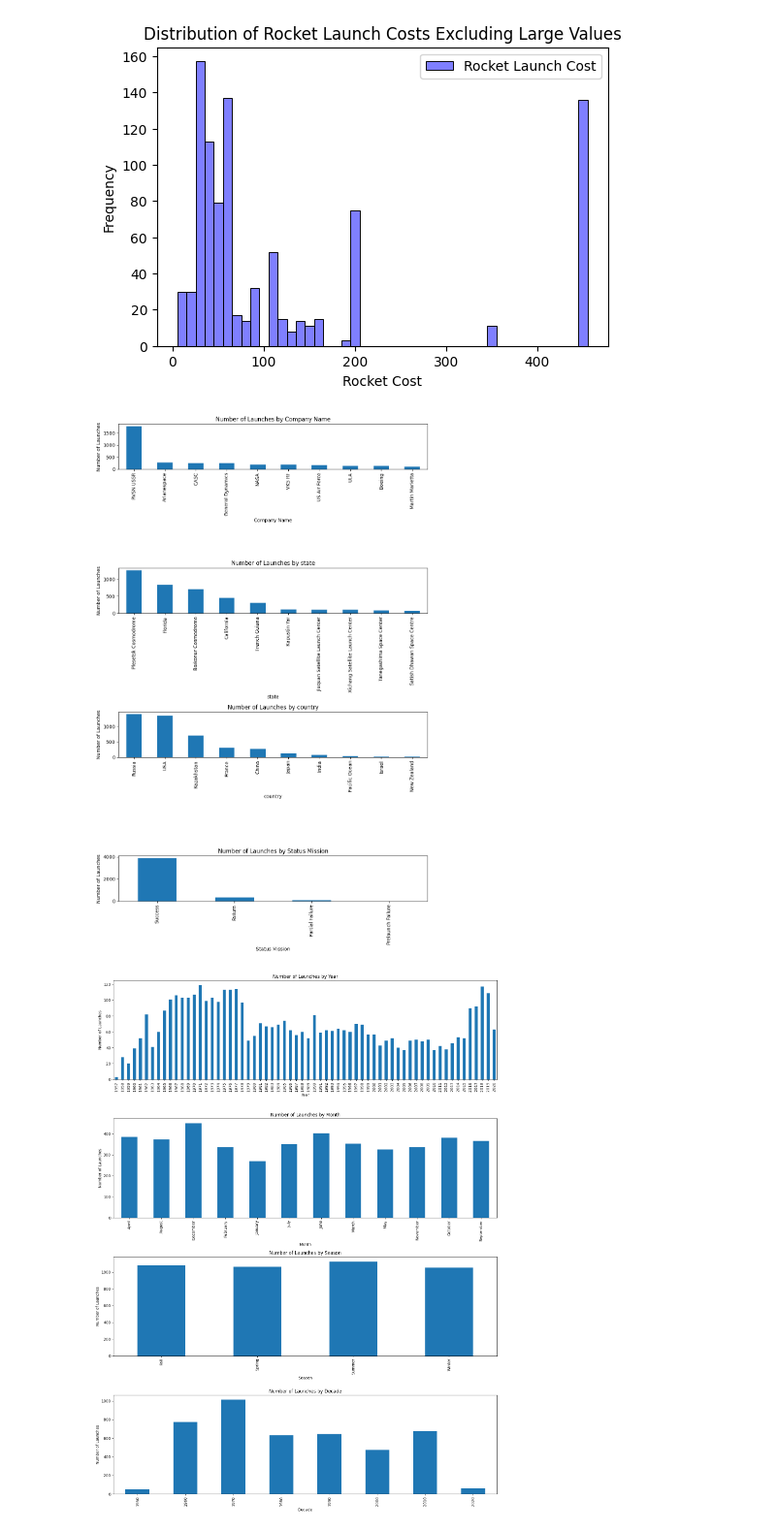
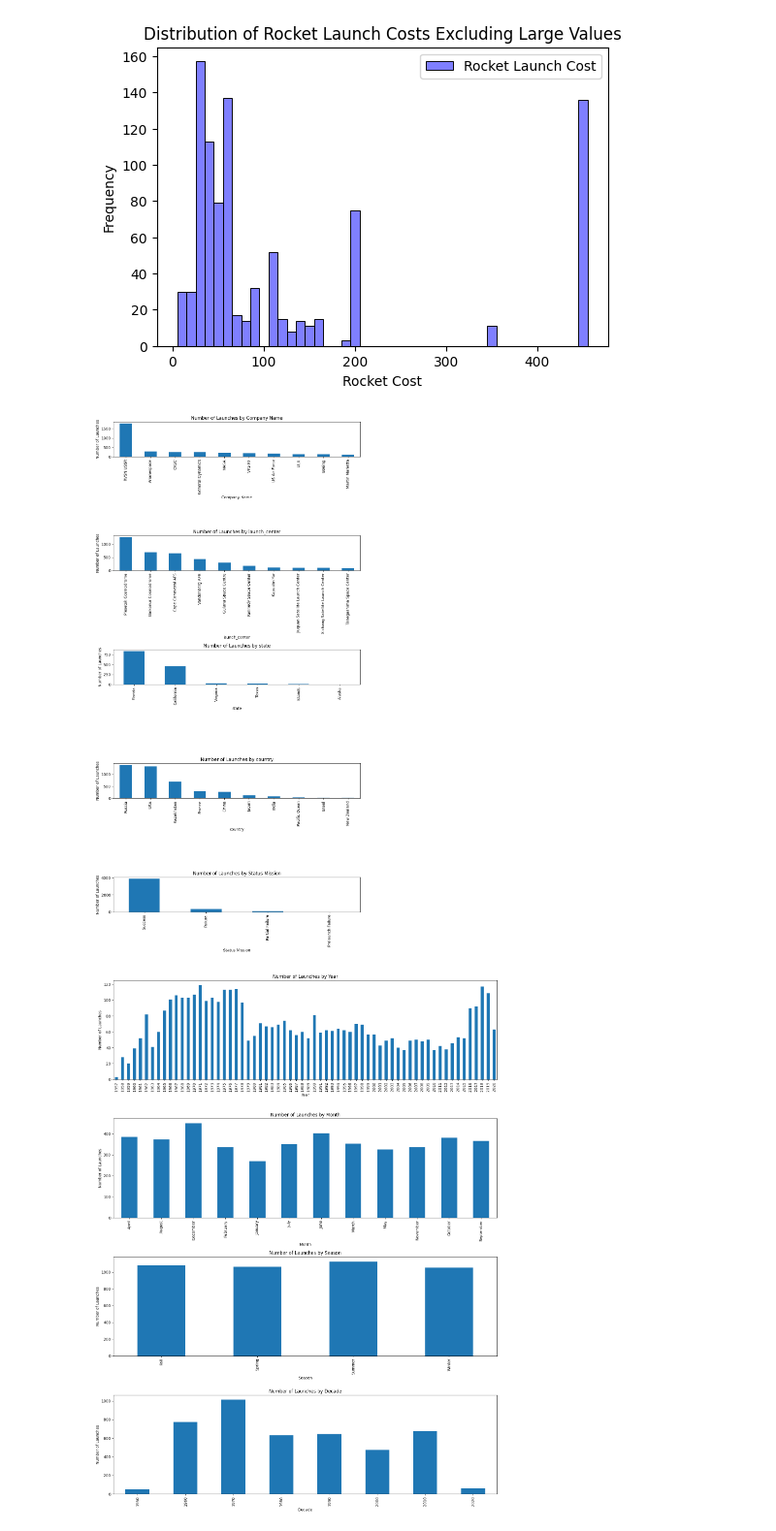
Before and after one commit to Yvonneyuu/Software-Design-for-Data-Scientists-Team2, a Jupyter notebook: Code/Data_Acquisition_and_Understanding/dataPrep.ipynb, the cells around one changed output. Shown at 97% size. Cells and saved outputs as stored; diff of their text form; code cells hidden in the pictures.

Commit message:
update changes in columns

```diff
--- a/Code/Data_Acquisition_and_Understanding/dataPrep.ipynb
+++ b/Code/Data_Acquisition_and_Understanding/dataPrep.ipynb
@@ -22,13 +22,18 @@ df['Status Rocket'] = df['Status Rocket'].str.replace('Status', '')
 # %%
 df[['Rocket Type', 'Payload']] = df['Detail'].str.split('|', expand=True)
 # %%
-def extract_state_country(location):
+def extract_state_country_center(location):
     parts = location.split(',')
+    launch_center = parts[1].strip()
     country = parts[-1].strip()
-    state = parts[-2].strip()
-    return pd.Series([state, country])
+    state = None
+    if "USA" in country:
+        state = parts[-2].strip().split()[-1].strip("()")
+    # Return a pandas Series with state, country, and launch center
+    return pd.Series([state, country, launch_center])
 
-df[['state', 'country']] = df['Location'].apply(extract_state_country)
+# Applying the function and assigning the results
+df[['state', 'country', 'launch_center']] = df['Location'].apply(extract_state_country_center)
 # %%
 df['Rocket Type'].unique()
 # %% [output]
@@ -146,27 +152,27 @@ plt.show()
 # %%
 def create_bar_charts(dataframe, columns):
     fig, axes = plt.subplots(len(columns), 1, figsize=(10, 4 * len(columns)))
 
     if len(columns) == 1:
         axes = [axes]  # Ensure axes is always iterable
 
     for ax, column in zip(axes, columns):
         counts = dataframe[column].value_counts().head(10)
         counts.plot(kind='bar', ax=ax)
         ax.set_title(f'Number of Launches by {column}')
         ax.set_xlabel(column)
         ax.set_ylabel('Number of Launches')
 
     plt.tight_layout()
     plt.show()
 
 # Specify the columns to visualize
-columns_to_visualize = ['Company Name', 'state', 'country','Status Mission']
+columns_to_visualize = ['Company Name','launch_center', 'state', 'country','Status Mission']
 
 # Create bar charts
 create_bar_charts(df, columns_to_visualize)
 # %% [output]
-[figure, old version]
+[figure, new version]
 # %%
 def create_time_bar_charts(dataframe, time_columns):
     fig, axes = plt.subplots(len(time_columns), 1, figsize=(15, 5 * len(time_columns)))
```
Also changed, not shown: parts of 10 cells of this notebook, 2 other files.
